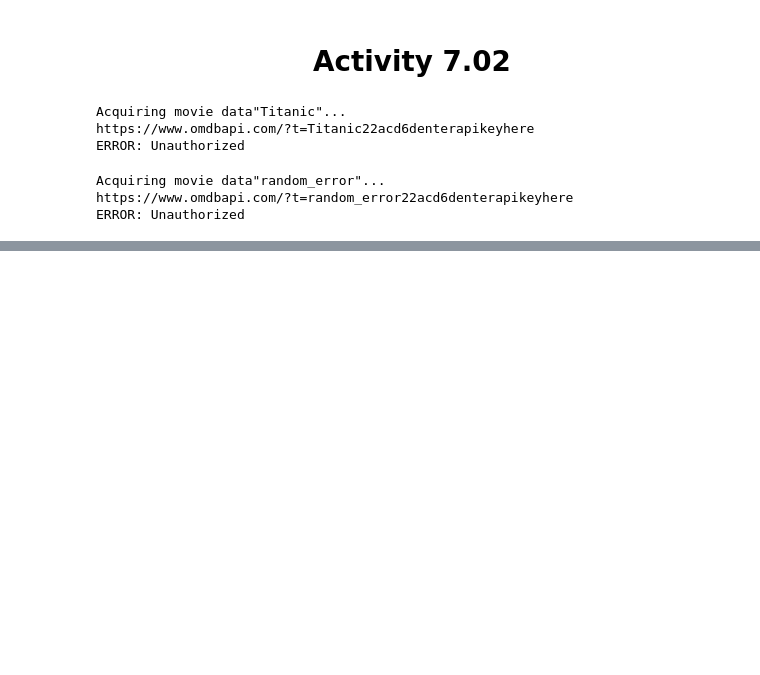
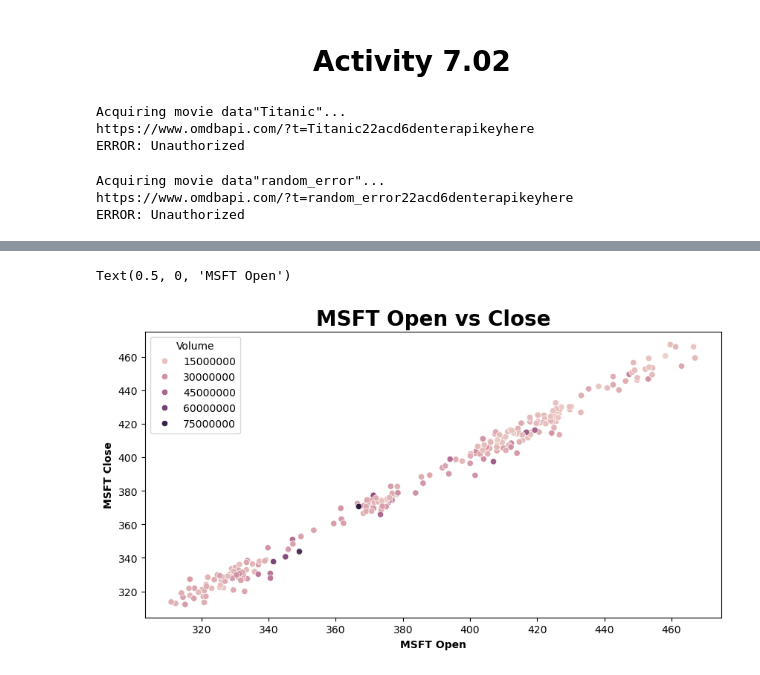
Before and after one commit to MWPerrineJr/DataPrep, a Jupyter notebook: Week 9-10 Assignment.ipynb, the cells around one changed output, grey strips where cells are left out. Cells and saved outputs as stored; diff of their text form; code cells hidden in the pictures; blank space fills up the shorter version.

```diff
--- a/Week 9-10 Assignment.ipynb
+++ b/Week 9-10 Assignment.ipynb
@@ -222,0 +266,4 @@ ERROR: Unauthorized
+# %%
+msft = pd.read_excel(r'MSFT 1year.xlsx')
+msft.rename(columns={'Adj Close': 'msft_adj'},inplace=True)
+msft.head()
@@ -222,0 +277,9 @@ ERROR: Unauthorized
+# %%
+plt.figure(figsize=(10,5))
+sns.scatterplot(msft, x='Open', y='Close', hue = 'Volume')
+plt.title('MSFT Open vs Close', fontsize = 20, weight= 'bold')
+plt.ylabel('MSFT Close', fontsize = 10, weight = 'bold')
+plt.xlabel('MSFT Open', fontsize = 10, weight = 'bold')
+# %% [output]
+Text(0.5, 0, 'MSFT Open')
+[figure, added]
```
Also changed, not shown: parts of 17 cells of this notebook, 5 other files.
